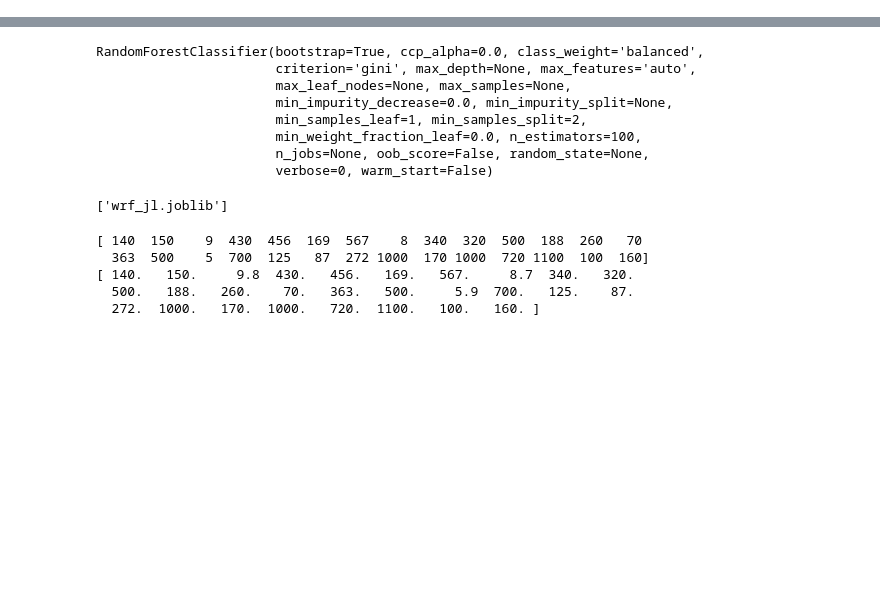
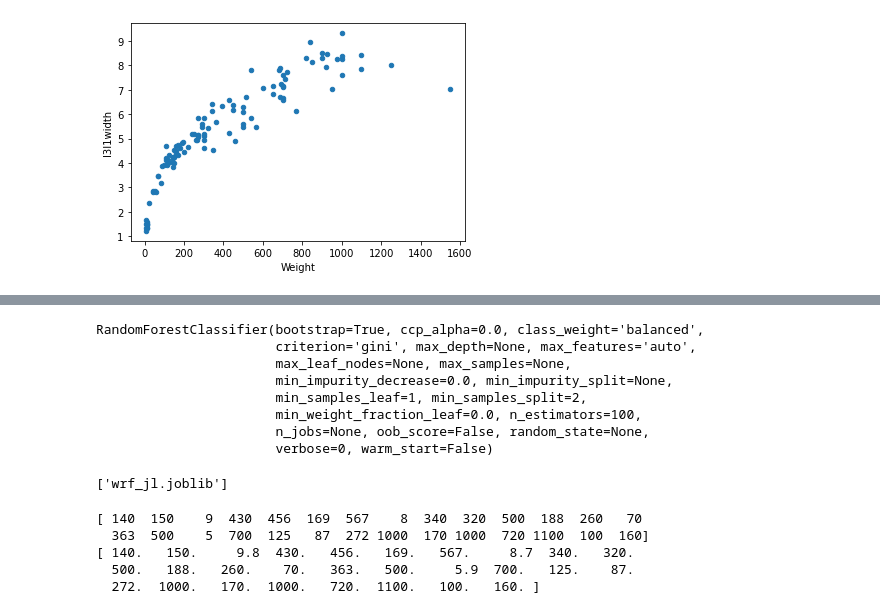
Before and after one commit to ssimmons9212/machine_learning_HW, a Jupyter notebook: Prediction_Codes/Untitled.ipynb, the cells around one changed output, grey strips where cells are left out. Saved outputs shown, nothing was run; the diff lists cells and outputs as text; code cells hidden in the pictures; blank space fills up the shorter version.

```diff
--- a/Prediction_Codes/Untitled.ipynb
+++ b/Prediction_Codes/Untitled.ipynb
@@ -13,0 +12,7 @@ df = pd.read_csv(("fish_participant.csv"))
+# %%
+df = pd.read_csv(("fish_participant.csv"))
+df = df.assign(hw=df["Height"] * df["Width"])
+df = df.assign(l3_l1_ratio = df["Length3"]/df["Length1"])
+df = df.assign(l3l1width = df["Length3"]/df["Length1"]* df["Width"])
+df = df.assign(l3l1height = df["Length3"]/df["Length1"]* df["Height"])
+df
@@ -13,0 +33,4 @@ df = pd.read_csv(("fish_participant.csv"))
+# %%
+ax1 = df.plot.scatter(x="Weight", y="l3l1width")
+# %% [output]
+[figure, added]
```
Also changed, not shown: parts of 7 cells of this notebook, 1 other file.
